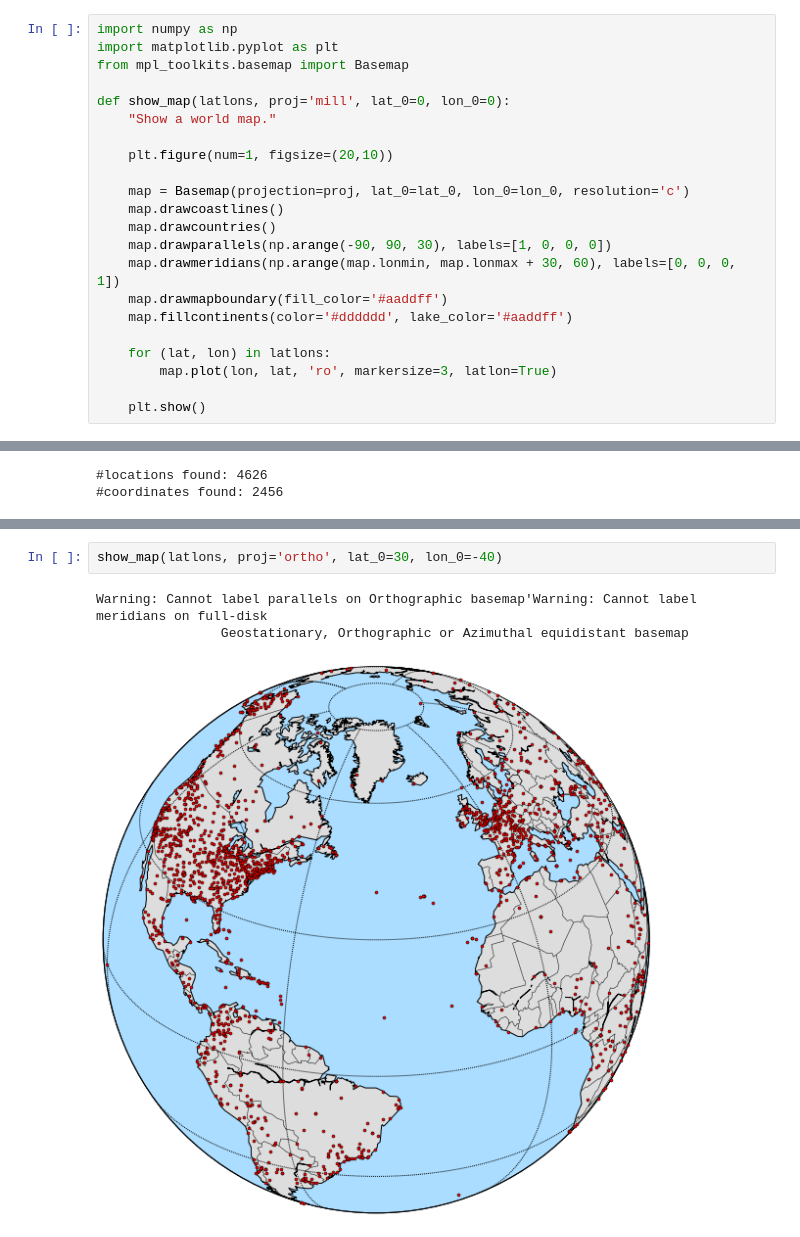
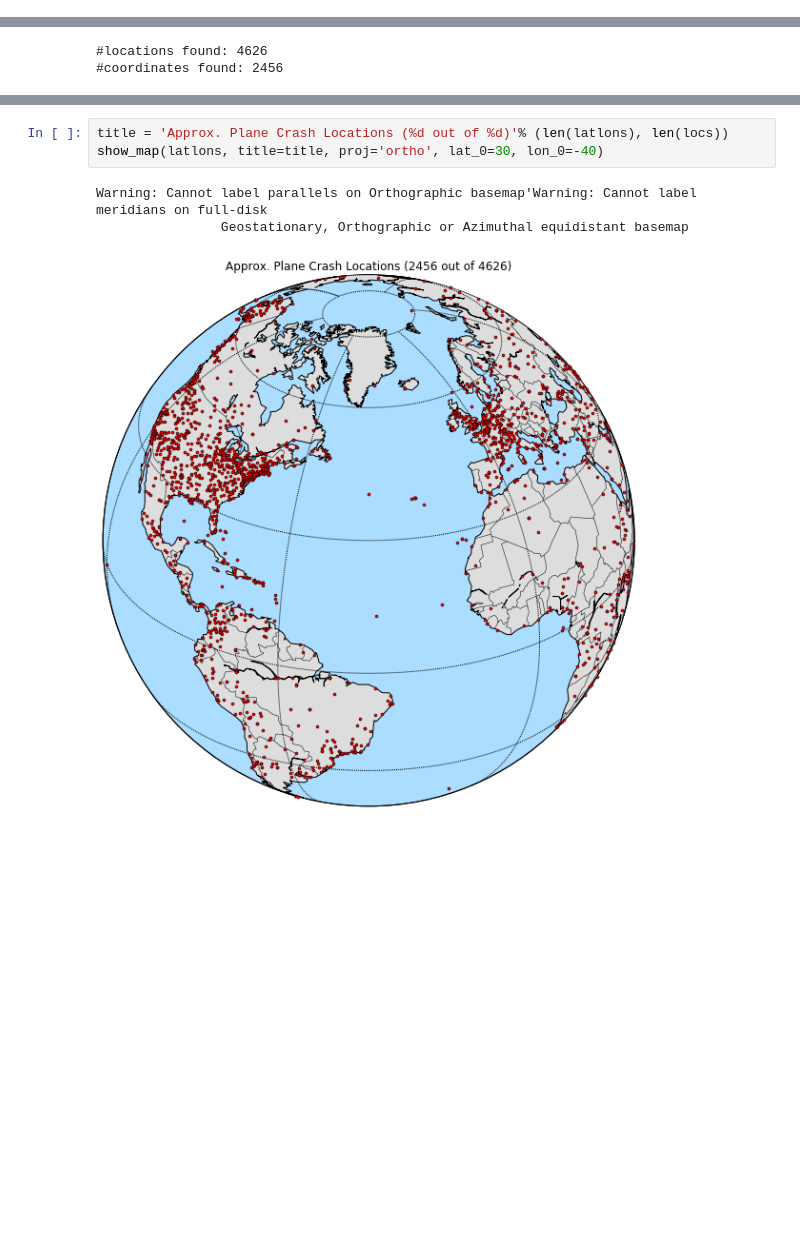
Before and after one commit to deeplook/notebooks, a Jupyter notebook: planecrashinfo/planecrashinfo.ipynb, the cells around one changed output, grey strips where cells are left out. Drawn from its saved outputs; the diff is of its cells as text; blank space fills up the shorter version.

```diff
--- a/planecrashinfo/planecrashinfo.ipynb
+++ b/planecrashinfo/planecrashinfo.ipynb
@@ -274,25 +288,3 @@ plt.show()
-# %%
-import numpy as np
-import matplotlib.pyplot as plt
-from mpl_toolkits.basemap import Basemap
-
-def show_map(latlons, proj='mill', lat_0=0, lon_0=0):
-    "Show a world map."
-
-    plt.figure(num=1, figsize=(20,10))
-
-    map = Basemap(projection=proj, lat_0=lat_0, lon_0=lon_0, resolution='c')
-    map.drawcoastlines()
-    map.drawcountries()
-    map.drawparallels(np.arange(-90, 90, 30), labels=[1, 0, 0, 0])
-    map.drawmeridians(np.arange(map.lonmin, map.lonmax + 30, 60), labels=[0, 0, 0, 1])
-    map.drawmapboundary(fill_color='#aaddff')
-    map.fillcontinents(color='#dddddd', lake_color='#aaddff')
-
-    for (lat, lon) in latlons:
-        map.plot(lon, lat, 'ro', markersize=3, latlon=True)
-
-    plt.show()
 # %%
 import json
 
@@ -310,6 +303,7 @@ show_map(latlons, proj='mill')
 # %%
-show_map(latlons, proj='ortho', lat_0=30, lon_0=-40)
+title = 'Approx. Plane Crash Locations (%d out of %d)'% (len(latlons), len(locs))
+show_map(latlons, title=title, proj='ortho', lat_0=30, lon_0=-40)
 # %% [output]
 Warning: Cannot label parallels on Orthographic basemap'Warning: Cannot label meridians on full-disk
                 Geostationary, Orthographic or Azimuthal equidistant basemap
-[figure, old version]
+[figure, new version]
```
Also changed, not shown: parts of 12 cells of this notebook.
